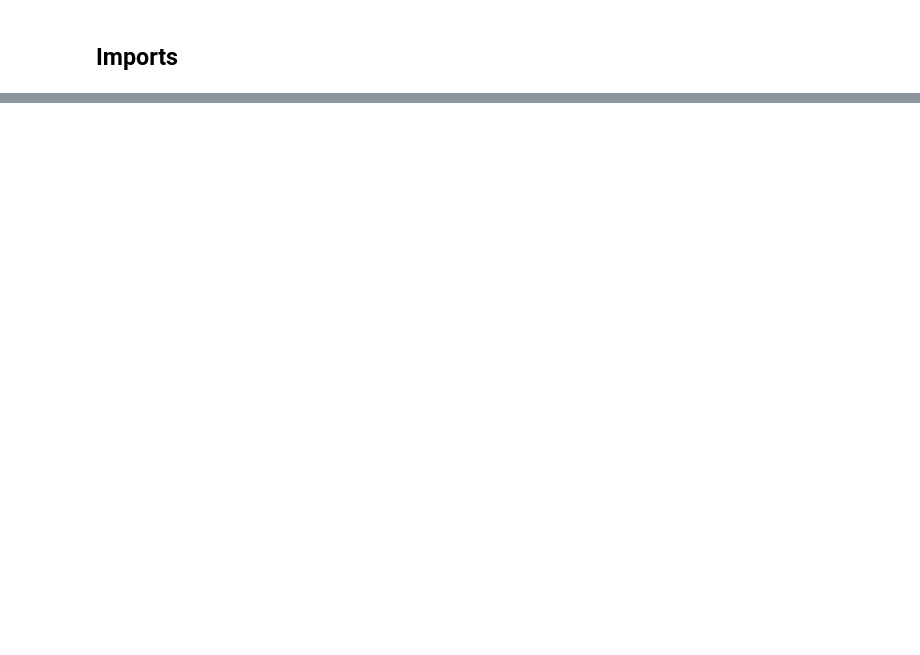
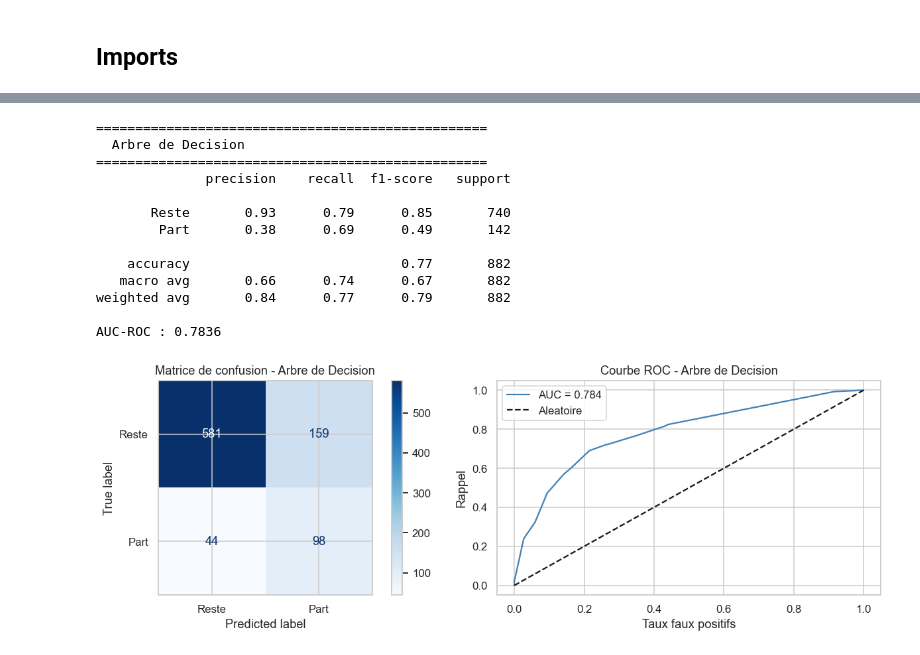
Before and after one commit to Nej-ma/A4-IA-HumanForYou, a Jupyter notebook: notebooks/03_modelisation.ipynb, the cells around one changed output, grey strips where cells are left out. Cells and saved outputs as stored; diff of their text form; code cells hidden in the pictures; blank space fills up the shorter version.

```diff
--- a/notebooks/03_modelisation.ipynb
+++ b/notebooks/03_modelisation.ipynb
@@ -364,0 +137,18 @@ Pour les autres : la régression logistique est utile comme baseline et reste in
+# %%
+dt = DecisionTreeClassifier(max_depth=5, class_weight="balanced", random_state=42)
+resultats_base.append(evaluer("Arbre de Decision", dt, X_train, X_test, y_train, y_test))
+# %% [output]
+==================================================
+  Arbre de Decision
+==================================================
+              precision    recall  f1-score   support
+
+       Reste       0.93      0.79      0.85       740
+        Part       0.38      0.69      0.49       142
+
+    accuracy                           0.77       882
+   macro avg       0.66      0.74      0.67       882
+weighted avg       0.84      0.77      0.79       882
+
+AUC-ROC : 0.7836
+[figure, added]
```
Also changed, not shown: parts of 56 cells of this notebook, 4 other files.
